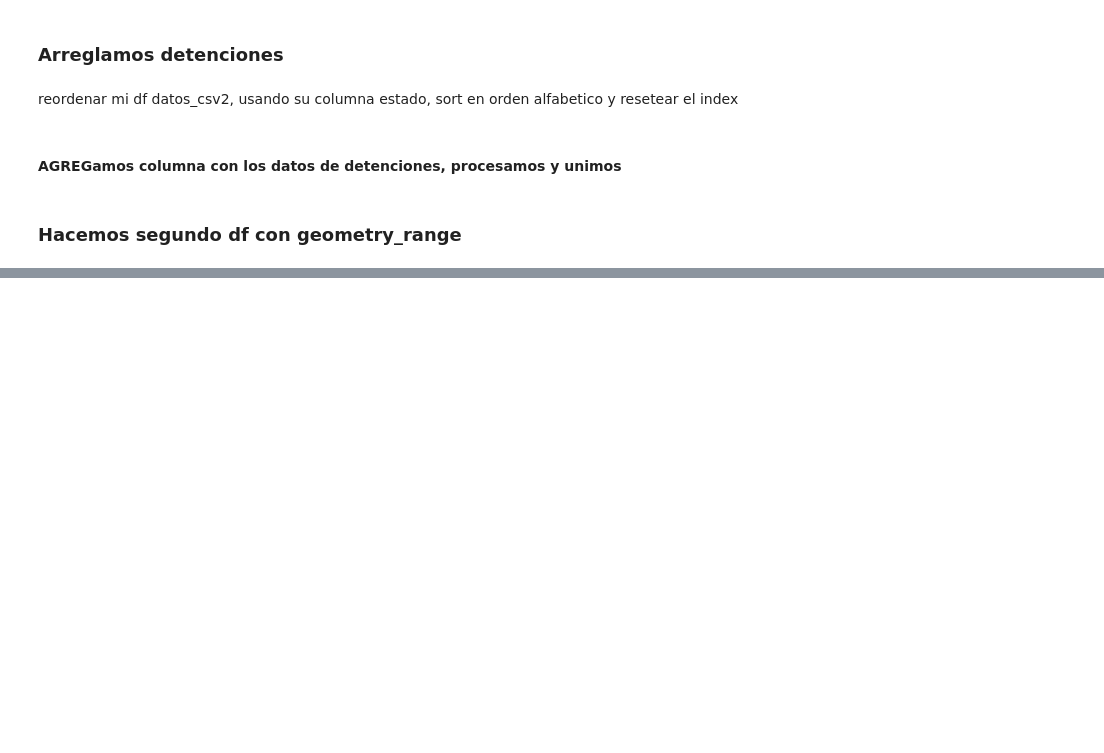
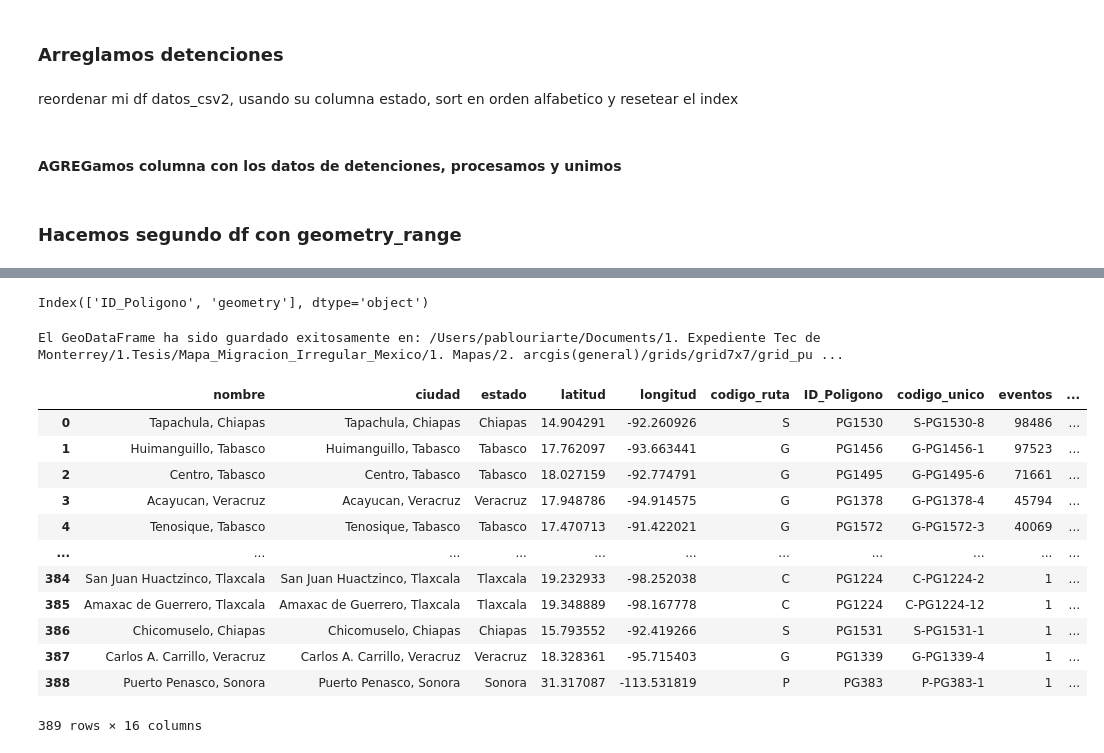
Before and after one commit to puriarter21/Mapa_Migracion_Irregular_Mexico, a Jupyter notebook: 1. Mapas/2. arcgis(general)/grids/mapeando_grids.ipynb, the cells around one changed output, grey strips where cells are left out. Saved outputs shown, nothing was run; the diff lists cells and outputs as text; code cells hidden in the pictures; blank space fills up the shorter version.

Commit message:
valores para df grid77

```diff
--- a/1. Mapas/2. arcgis(general)/grids/mapeando_grids.ipynb
+++ b/1. Mapas/2. arcgis(general)/grids/mapeando_grids.ipynb
@@ -510,0 +513,36 @@ print(f"El DataFrame ha sido guardado exitosamente en: {ruta_archivo_csv7}")
+# %%
+# Renombramos la columna 'ID_Poligon' a 'ID_Poligono' en el GeoDataFrame grid7x7
+grid7x7.rename(columns={'ID_Poligon': 'ID_Poligono'}, inplace=True)
+
+# Verificamos que el cambio se haya realizado correctamente
+print(grid7x7.columns)
+# %% [output]
+Index(['ID_Poligono', 'geometry'], dtype='object')
+# %%
+# Especifica la ruta donde deseas guardar el archivo shapefile
+ruta_archivo_shp = '/Users/pablouriarte/Documents/1. Expediente Tec de Monterrey/1.Tesis/Mapa_Migracion_Irregular_Mexico/1. Mapas/2. arcgis(general)/grids/grid7x7/grid_punto7x7.shp'
+
+# Guardar el GeoDataFrame en el archivo shapefile especificado
+grid7x7.to_file(ruta_archivo_shp, index=False)
+
+print(f"El GeoDataFrame ha sido guardado exitosamente en: {ruta_archivo_shp}")
+# %% [output]
+El GeoDataFrame ha sido guardado exitosamente en: /Users/pablouriarte/Documents/1. Expediente Tec de Monterrey/1.Tesis/Mapa_Migracion_Irregular_Mexico/1. Mapas/2. arcgis(general)/grids/grid7x7/grid_pu ...
+# %%
+dfvalores = pd.read_csv('/Users/pablouriarte/Documents/1. Expediente Tec de Monterrey/1.Tesis/Mapa_Migracion_Irregular_Mexico/1. Mapas/1. Mapas/Metodo_1/df_valores_rutas.csv')
+# %%
+dfvalores
+# %% [output]
+|  | nombre | ciudad | estado | latitud | longitud | codigo_ruta | ID_Poligono | codigo_unico | eventos | ... |
+| 0 | Tapachula, Chiapas | Tapachula, Chiapas | Chiapas | 14.904291 | -92.260926 | S | PG1530 | S-PG1530-8 | 98486 | ... |
+| 1 | Huimanguillo, Tabasco | Huimanguillo, Tabasco | Tabasco | 17.762097 | -93.663441 | G | PG1456 | G-PG1456-1 | 97523 | ... |
+| 2 | Centro, Tabasco | Centro, Tabasco | Tabasco | 18.027159 | -92.774791 | G | PG1495 | G-PG1495-6 | 71661 | ... |
+| 3 | Acayucan, Veracruz | Acayucan, Veracruz | Veracruz | 17.948786 | -94.914575 | G | PG1378 | G-PG1378-4 | 45794 | ... |
+| 4 | Tenosique, Tabasco | Tenosique, Tabasco | Tabasco | 17.470713 | -91.422021 | G | PG1572 | G-PG1572-3 | 40069 | ... |
+| ... | ... | ... | ... | ... | ... | ... | ... | ... | ... | ... |
+| 384 | San Juan Huactzinco, Tlaxcala | San Juan Huactzinco, Tlaxcala | Tlaxcala | 19.232933 | -98.252038 | C | PG1224 | C-PG1224-2 | 1 | ... |
+| 385 | Amaxac de Guerrero, Tlaxcala | Amaxac de Guerrero, Tlaxcala | Tlaxcala | 19.348889 | -98.167778 | C | PG1224 | C-PG1224-12 | 1 | ... |
+| 386 | Chicomuselo, Chiapas | Chicomuselo, Chiapas | Chiapas | 15.793552 | -92.419266 | S | PG1531 | S-PG1531-1 | 1 | ... |
+| 387 | Carlos A. Carrillo, Veracruz | Carlos A. Carrillo, Veracruz | Veracruz | 18.328361 | -95.715403 | G | PG1339 | G-PG1339-4 | 1 | ... |
+| 388 | Puerto Penasco, Sonora | Puerto Penasco, Sonora | Sonora | 31.317087 | -113.531819 | P | PG383 | P-PG383-1 | 1 | ... |
+389 rows × 16 columns
```
Also changed, not shown: parts of 12 cells of this notebook, 11 other files.
